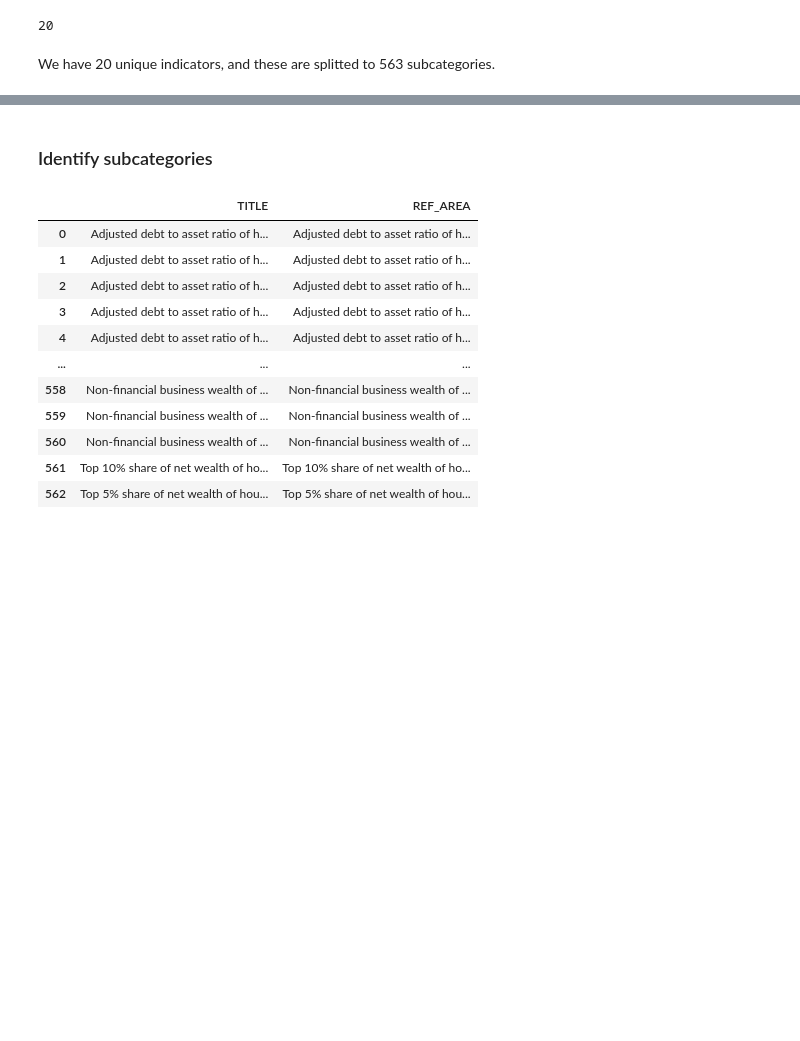
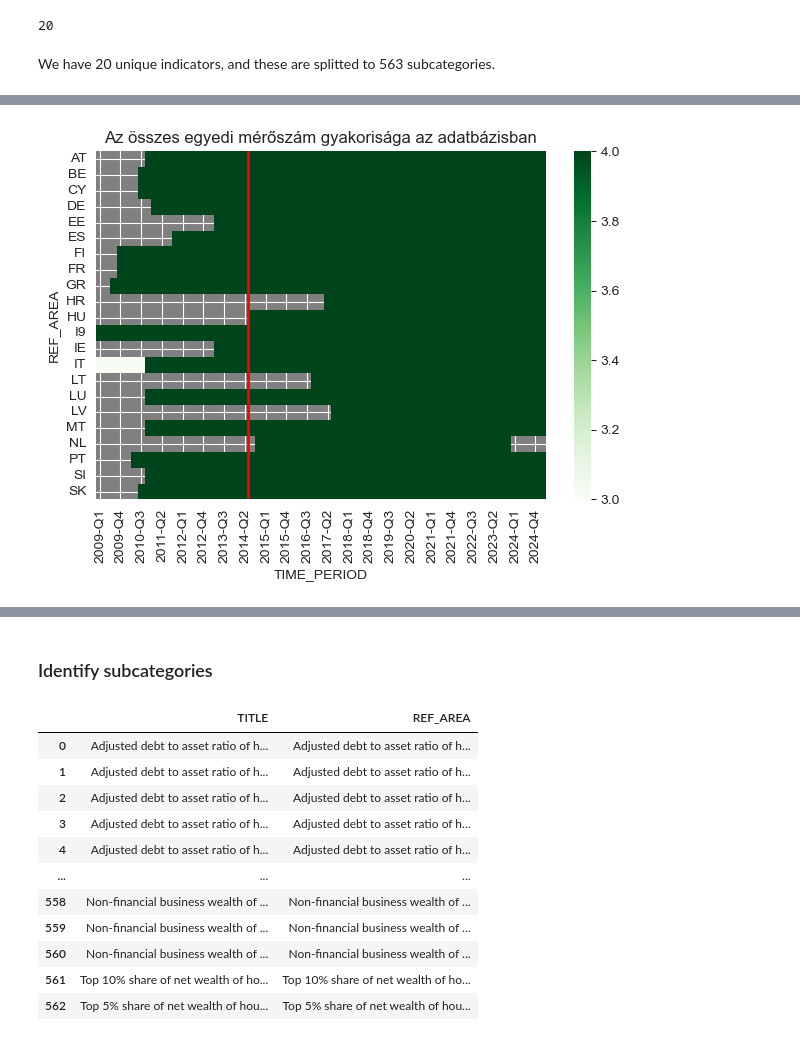
Before and after one commit to gmat17/KORMI1_beszamolo, a Jupyter notebook: 01_explore_dataset.ipynb, the cells around one changed output, grey strips where cells are left out. Drawn from its saved outputs; the diff is of its cells as text; code cells hidden in the pictures; blank space fills up the shorter version.

```diff
--- a/01_explore_dataset.ipynb
+++ b/01_explore_dataset.ipynb
@@ -85,0 +265,11 @@ We have 20 unique indicators, and these are splitted to 563 subcategories.
+# %%
+# ACCOUNT_ENTRY
+fig, ax = plt.subplots()
+ax.set_facecolor('gray')
+sns.heatmap(data=entries, cmap='Greens')
+ax.axvline(x=22, color='red', linewidth=2)
+plt.title('Az összes egyedi mérőszám gyakorisága az adatbázisban')
+plt.tight_layout()
+plt.show()
+# %% [output]
+[figure, added]
```
Also changed, not shown: parts of 52 cells of this notebook.
